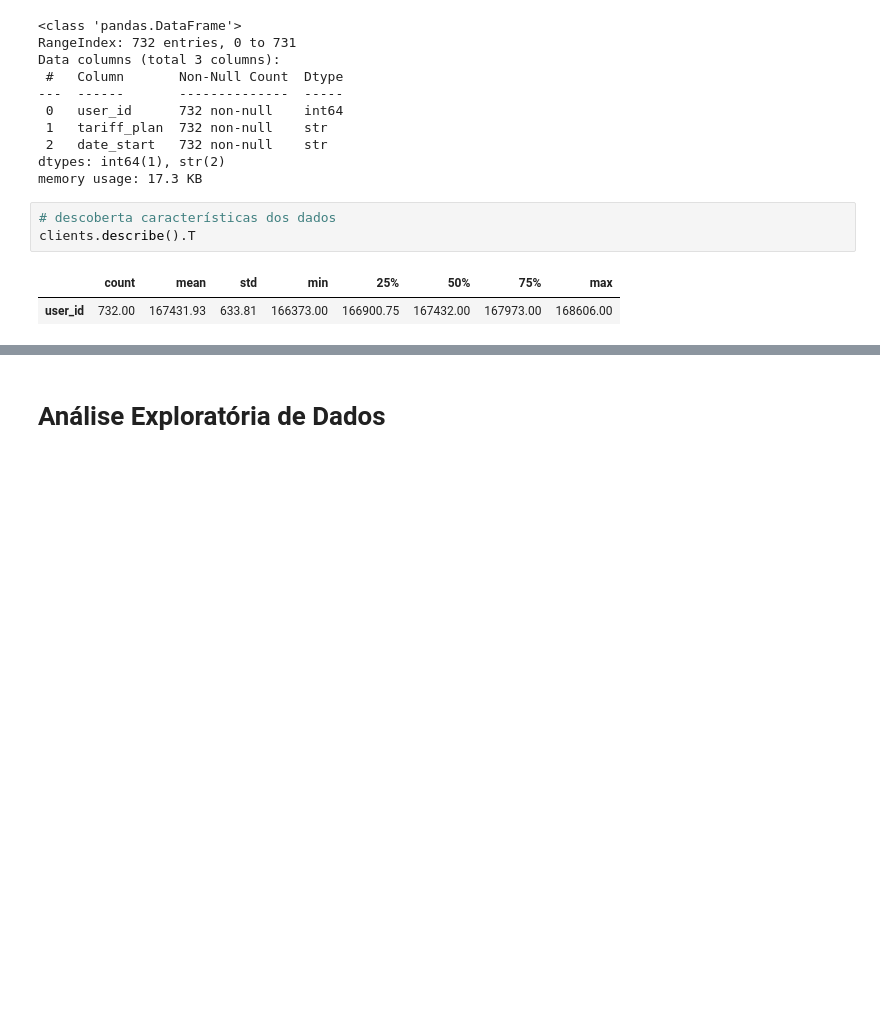
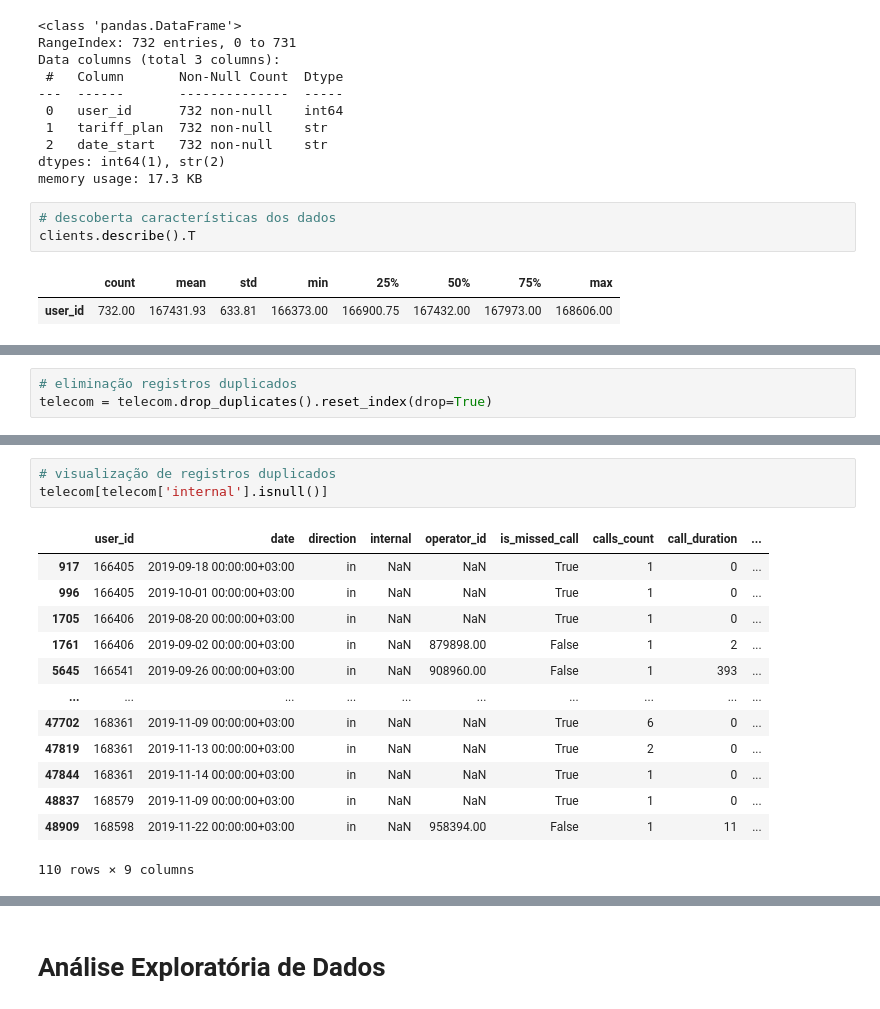
Before and after one commit to rodriguesbrian/tt14_call_center_project, a Jupyter notebook: notebooks/call_center_efficiency.ipynb, the cells around one changed output, grey strips where cells are left out. Cells and saved outputs as stored; diff of their text form; blank space fills up the shorter version.

```diff
--- a/notebooks/call_center_efficiency.ipynb
+++ b/notebooks/call_center_efficiency.ipynb
@@ -143,0 +181,3 @@ clients.describe().T
+# %%
+# eliminação registros duplicados
+telecom = telecom.drop_duplicates().reset_index(drop=True)
@@ -143,0 +210,17 @@ clients.describe().T
+# %%
+# visualização de registros duplicados
+telecom[telecom['internal'].isnull()]
+# %% [output]
+|  | user_id | date | direction | internal | operator_id | is_missed_call | calls_count | call_duration | ... |
+| 917 | 166405 | 2019-09-18 00:00:00+03:00 | in | NaN | NaN | True | 1 | 0 | ... |
+| 996 | 166405 | 2019-10-01 00:00:00+03:00 | in | NaN | NaN | True | 1 | 0 | ... |
+| 1705 | 166406 | 2019-08-20 00:00:00+03:00 | in | NaN | NaN | True | 1 | 0 | ... |
+| 1761 | 166406 | 2019-09-02 00:00:00+03:00 | in | NaN | 879898.00 | False | 1 | 2 | ... |
+| 5645 | 166541 | 2019-09-26 00:00:00+03:00 | in | NaN | 908960.00 | False | 1 | 393 | ... |
+| ... | ... | ... | ... | ... | ... | ... | ... | ... | ... |
+| 47702 | 168361 | 2019-11-09 00:00:00+03:00 | in | NaN | NaN | True | 6 | 0 | ... |
+| 47819 | 168361 | 2019-11-13 00:00:00+03:00 | in | NaN | NaN | True | 2 | 0 | ... |
+| 47844 | 168361 | 2019-11-14 00:00:00+03:00 | in | NaN | NaN | True | 1 | 0 | ... |
+| 48837 | 168579 | 2019-11-09 00:00:00+03:00 | in | NaN | NaN | True | 1 | 0 | ... |
+| 48909 | 168598 | 2019-11-22 00:00:00+03:00 | in | NaN | 958394.00 | False | 1 | 11 | ... |
+110 rows × 9 columns
```
Also changed, not shown: parts of 66 cells of this notebook.
